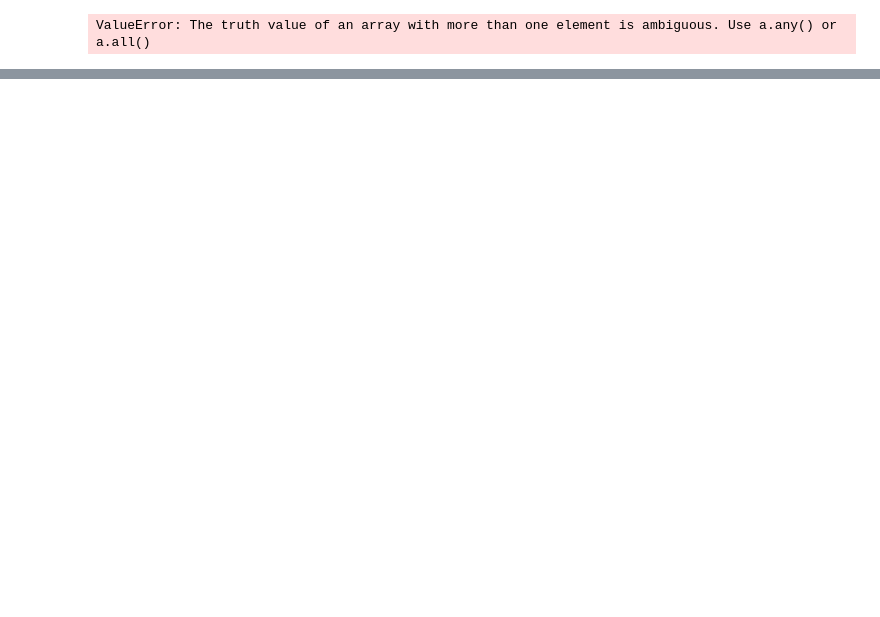
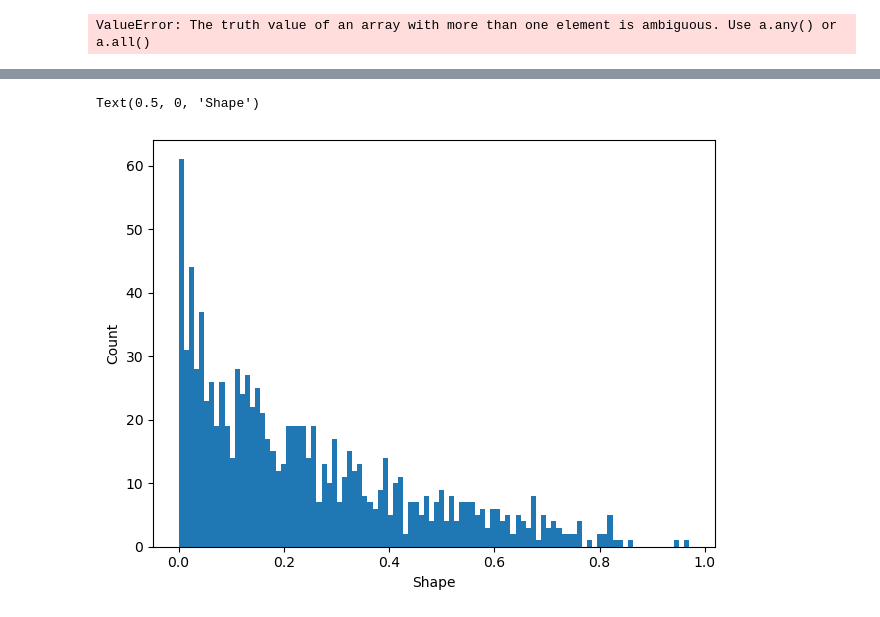
Before and after one commit to blab/pf-longitudinal, a Jupyter notebook: pf-tent/code/mechanistic.ipynb, the cells around one changed output, grey strips where cells are left out. Saved outputs shown, nothing was run; the diff lists cells and outputs as text; code cells hidden in the pictures; blank space fills up the shorter version.

```diff
--- a/pf-tent/code/mechanistic.ipynb
+++ b/pf-tent/code/mechanistic.ipynb
@@ -715,16 +727,28 @@ def get_effect(alpha,median):
     beta = ((3*alpha) - 1 + ((2-(3*alpha))* median))/median
     return np.random.beta(alpha,beta,1000)
 # %%
-def get_effect(alpha,mean):
+def simulate_immune_effect(mean, alpha, a):
+    '''
+    Returns immune loci by allele matrix with immune effect upon exposure.
+    '''
+    n_loci = len(a)
+    n_alleles = max(a)
+    beta = (alpha*(1-mean))/mean
+    effect = np.random.beta(alpha,beta,(n_loci,n_alleles))
+    return effect
+
+def get_effect(mean,alpha):
     beta = (alpha*(1-mean))/mean
     return np.random.beta(alpha,beta,1000)
 # %%
 size=1000
-params = get_effect(1000,0.999)
+params = get_effect(0.25,0.8)
 
 
 fig,ax = plt.subplots(tight_layout = True)
 ax.hist(params,bins=100)
 ax.set_ylabel("Count")
 ax.set_xlabel("Shape")
-print(np.mean(params))
+# %% [output]
+Text(0.5, 0, 'Shape')
+[figure, added]
```
Also changed, not shown: parts of 18 cells of this notebook, 7 other files.
